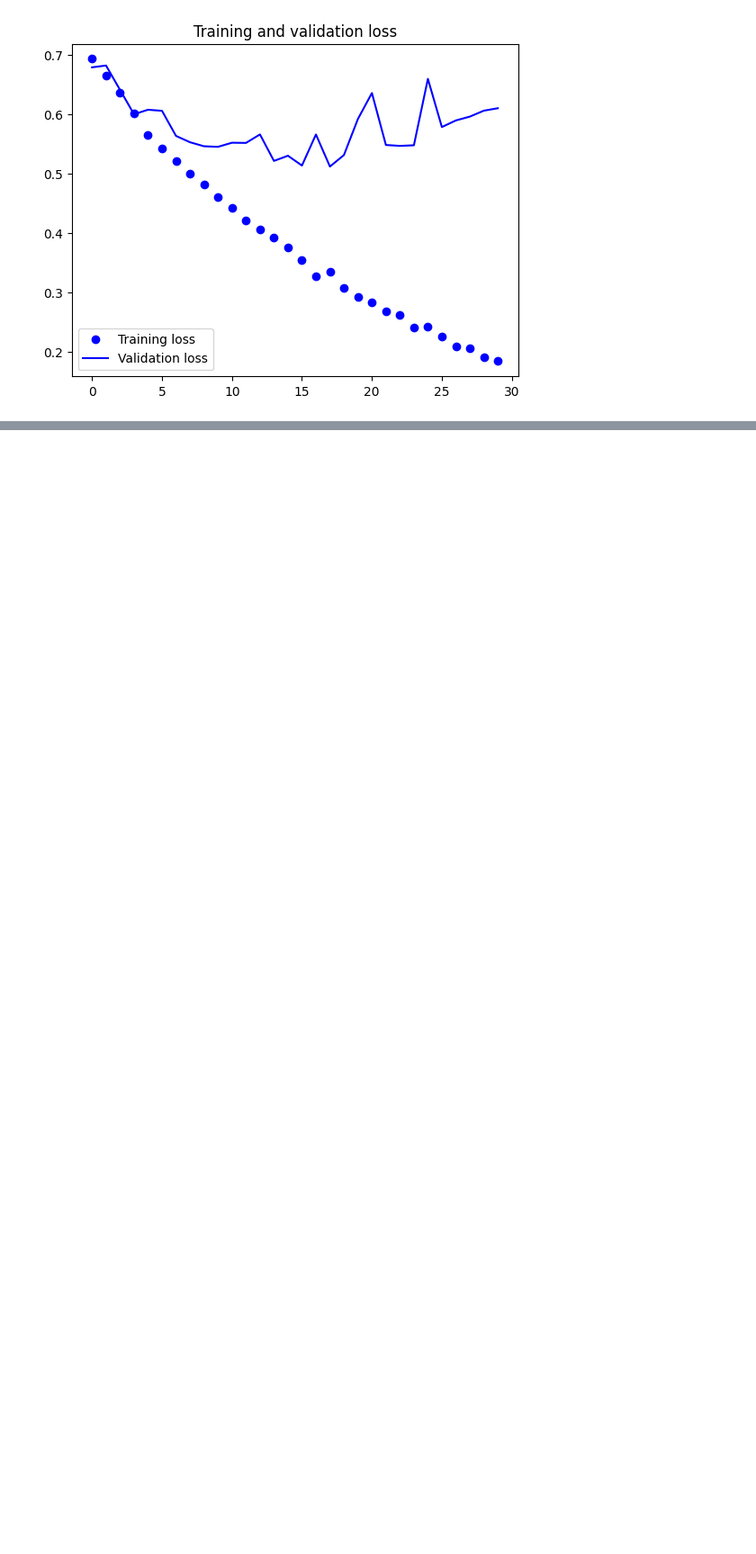
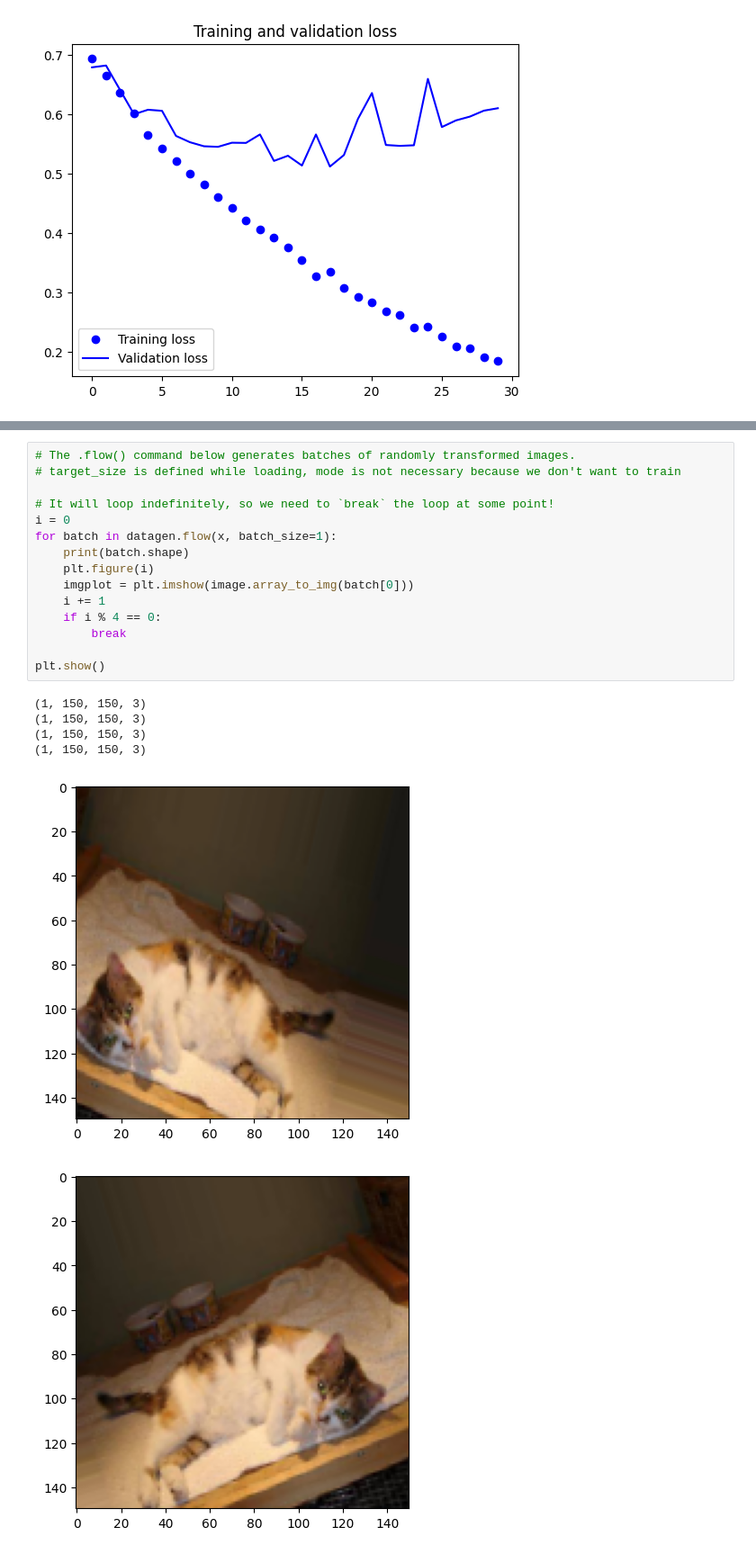
Before and after one commit to z-arabi/SRU-deeplearning-workshop, a Jupyter notebook: 07_CNN-cat_Vs_dog.ipynb, the cells around one changed output, grey strips where cells are left out. Shown at 90% size. Drawn from its saved outputs; the diff is of its cells as text; blank space fills up the shorter version.

```diff
--- a/07_CNN-cat_Vs_dog.ipynb
+++ b/07_CNN-cat_Vs_dog.ipynb
@@ -597,0 +683,22 @@ plt.show()
+# %%
+# The .flow() command below generates batches of randomly transformed images.
+# target_size is defined while loading, mode is not necessary because we don't want to train
+
+# It will loop indefinitely, so we need to `break` the loop at some point!
+i = 0
+for batch in datagen.flow(x, batch_size=1):
+    print(batch.shape)
+    plt.figure(i)
+    imgplot = plt.imshow(image.array_to_img(batch[0]))
+    i += 1
+    if i % 4 == 0:
+        break
+
+plt.show()
+# %% [output]
+(1, 150, 150, 3)
+(1, 150, 150, 3)
+(1, 150, 150, 3)
+(1, 150, 150, 3)
+[figure, added]
+[figure, added]
```
Also changed, not shown: parts of 30 cells of this notebook.
